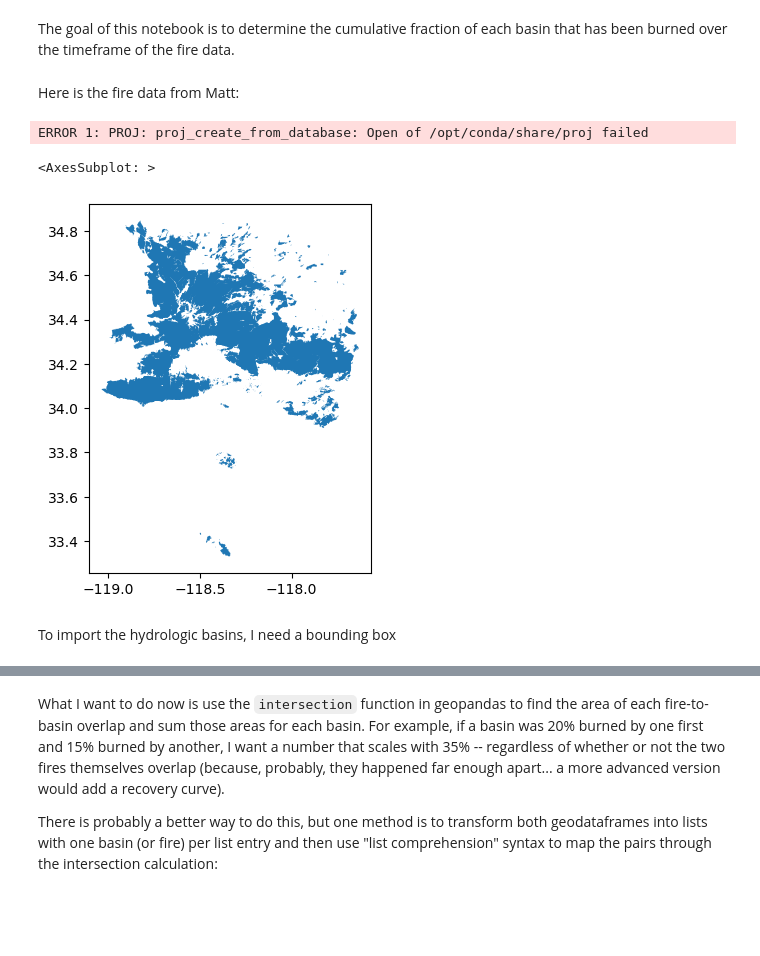
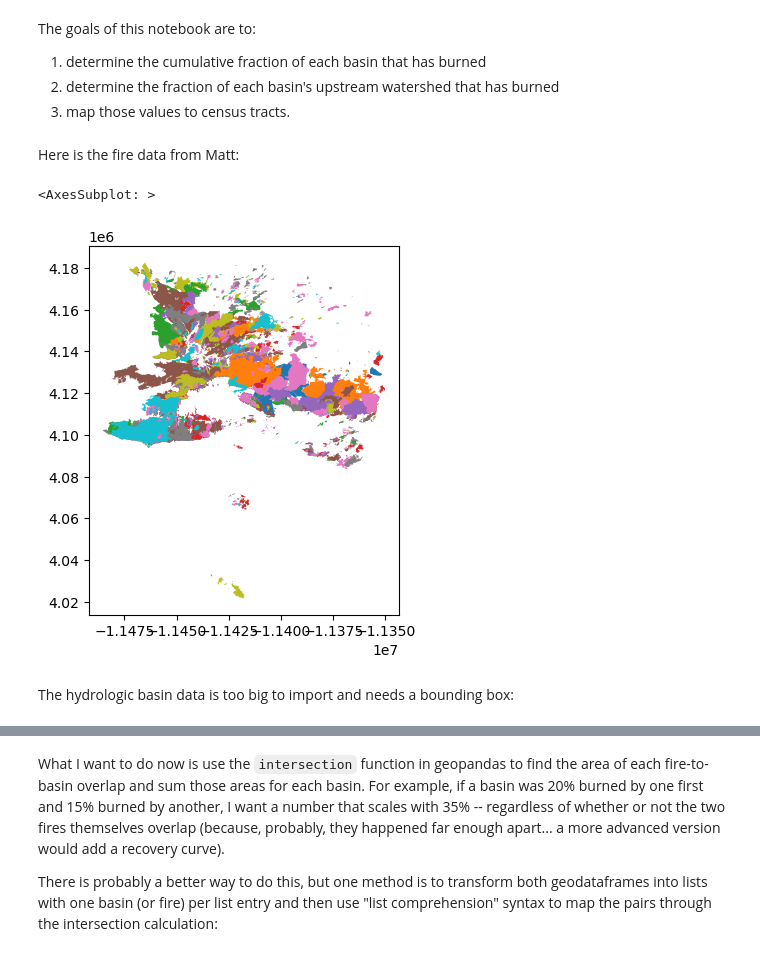
Before and after one commit to aron-walker/up221-aron, a Jupyter notebook: week6/aggregate_intersection.ipynb, the cells around one changed output, grey strips where cells are left out. Cells and saved outputs as stored; diff of their text form; code cells hidden in the pictures; blank space fills up the shorter version.

Commit message:
Extended to map results to census tracts

```diff
--- a/week6/aggregate_intersection.ipynb
+++ b/week6/aggregate_intersection.ipynb
@@ -1,5 +1,8 @@
 # %% [markdown]
-The goal of this notebook is to determine the cumulative fraction of each basin that has been burned over the timeframe of the fire data.
+The goals of this notebook are to:
+1) determine the cumulative fraction of each basin that has burned
+2) determine the fraction of each basin's upstream watershed that has burned
+3) map those values to census tracts.
 # %%
 # Import libraries
 import geopandas as gpd
@@ -8,17 +16,16 @@ import numpy as np
 # %% [markdown]
 Here is the fire data from Matt:
 # %%
-# Import fire data
-f=gpd.read_file("LAC_fires.geojson")
+# Import fire data, changing coordinates to one that support measurement
+f=gpd.read_file("LAC_fires.geojson").to_crs(epsg=6933)
-# %% [output]
-ERROR 1: PROJ: proj_create_from_database: Open of /opt/conda/share/proj failed
 # %%
-f.plot()
+# Check by plotting fire data, color by year (just for fun)
+f.plot(column=f["YEAR_"])
 # %% [output]
 <AxesSubplot: >
-[figure, old version]
+[figure, new version]
 # %% [markdown]
-To import the hydrologic basins, I need a bounding box
+The hydrologic basin data is too big to import and needs a bounding box:
 # %%
 bbox = (-118.9441,32.8065,-117.6447,34.8227) # Source: https://observablehq.com/@rdmurphy/u-s-county-bounding-boxes-by-state
 # %%
```
Also changed, not shown: parts of 34 cells of this notebook.
